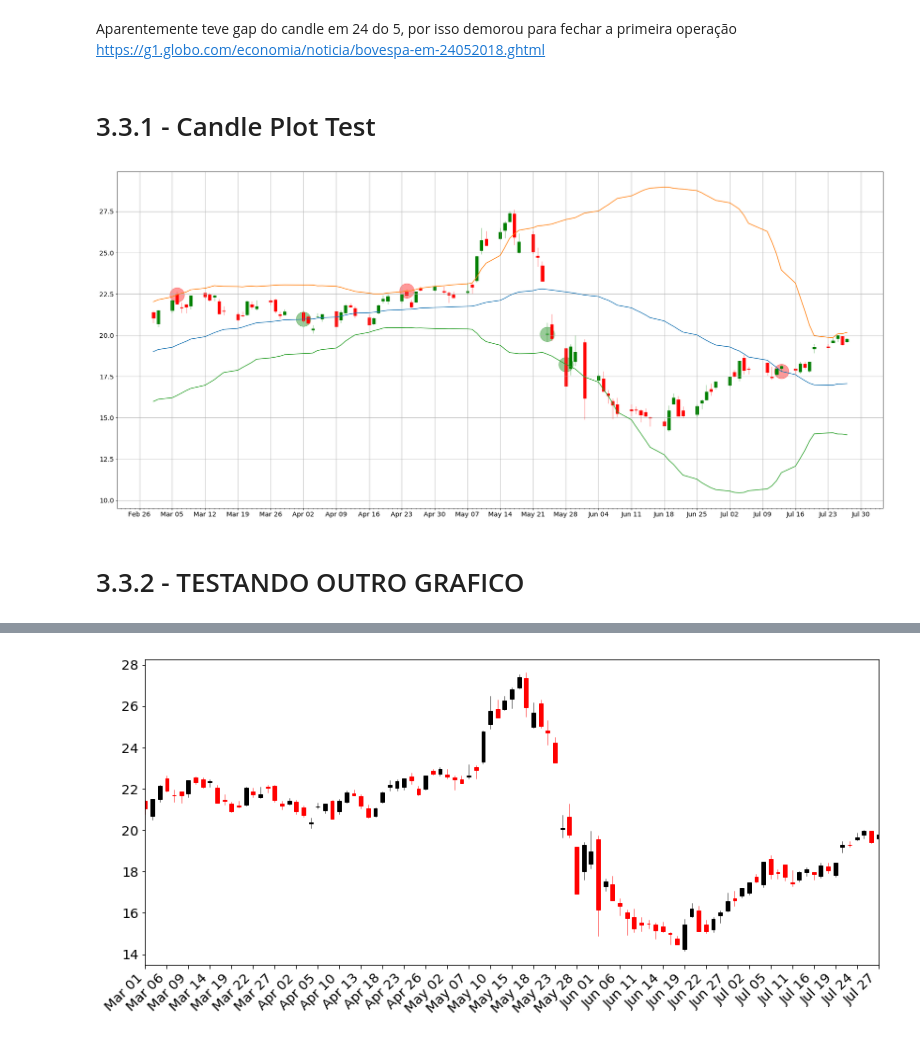
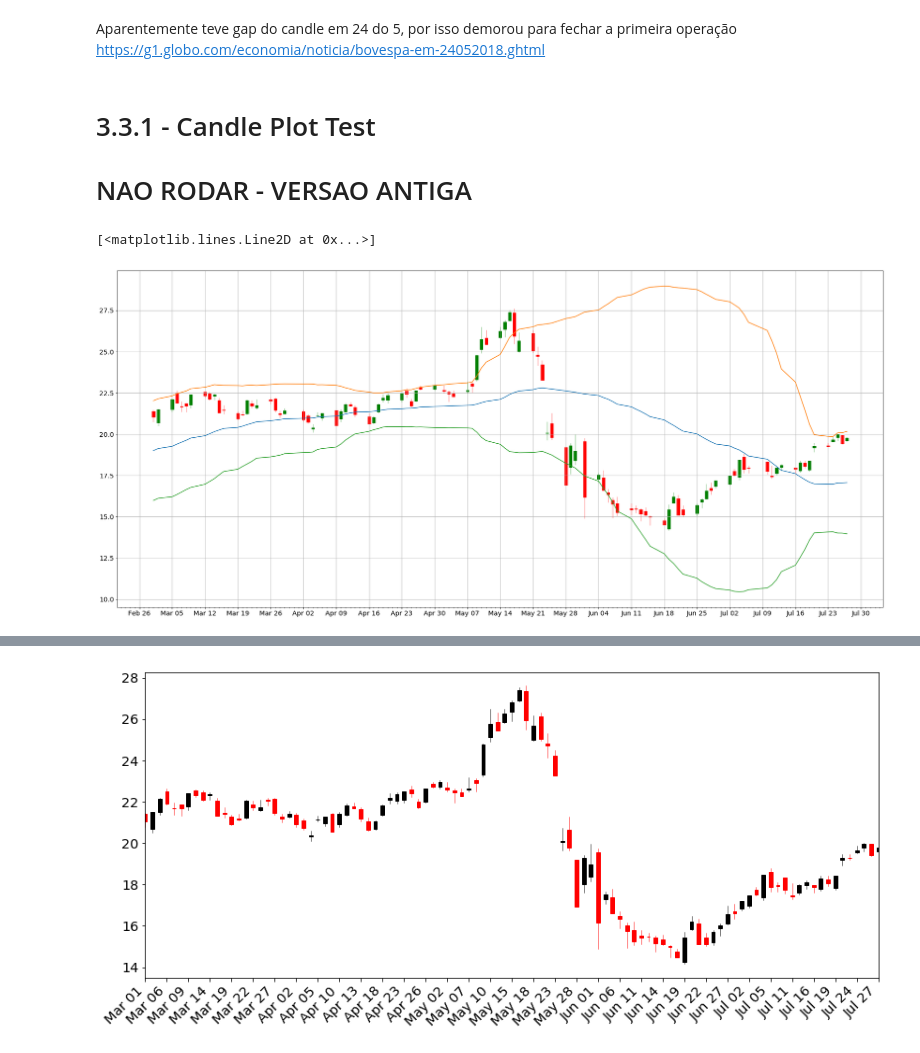
Before and after one commit to RodrigoCalderano/DOM-BOT, a Jupyter notebook: Jupyter/PandasHandler.ipynb, the cells around one changed output, grey strips where cells are left out. Drawn from its saved outputs; the diff is of its cells as text; code cells hidden in the pictures.

```diff
--- a/Jupyter/PandasHandler.ipynb
+++ b/Jupyter/PandasHandler.ipynb
@@ -229,6 +225,7 @@ Aparentemente teve gap do candle em 24 do 5, por isso demorou para fechar a prim
 https://g1.globo.com/economia/noticia/bovespa-em-24052018.ghtml
 # %% [markdown]
 # 3.3.1 - Candle Plot Test
+# NAO RODAR - VERSAO ANTIGA
 # %%
 import mpl_finance as candle
 from matplotlib.dates import DateFormatter, date2num, WeekdayLocator, DayLocator, MONDAY
@@ -246,40 +243,39 @@ stock = pd.read_csv('HISTORICO_2018/PETR4_2018', index_col = 'DATA DO PREGAO', p
 
 stock['date_ax'] = stock.index
 stock['date_ax'] = stock['date_ax'].apply(lambda date: date2num(date))
 
 stock = stock.loc['2018-03-01' : '2018-7-28'].reset_index()
 
 candle_values = [tuple(vals) for vals in stock[['date_ax', 'PRECO DE ABERTURA', 'PRECO MAXIMO', 'PRECO MINIMO', 'PRECO FECHAMENTO']].values]
 
 
 fig, ax = plt.subplots()
 fig.subplots_adjust(bottom=0.2)
 candle.candlestick_ohlc(ax, candle_values, width=0.6, colorup='g',colordown='r');
 plt.grid()
 
 
 mondays = WeekdayLocator(MONDAY)        # major ticks on the mondays
 alldays = DayLocator()              # minor ticks on the days
 weekFormatter = DateFormatter('%b %d')  # e.g., Jan 12
 dayFormatter = DateFormatter('%d')      # e.g., 12
 
 ax.xaxis.set_major_locator(mondays)
 ax.xaxis.set_minor_locator(alldays)
 ax.xaxis.set_major_formatter(weekFormatter)
 
 ax.plot(stock['date_ax'],stock['MA_40'])
 ax.plot(stock['date_ax'],stock['BANDA_1_40 SUPERIOR'])
 ax.plot(stock['date_ax'],stock['BANDA_1_40 INFERIOR'])
 
 
-for each_order in range(len(df)-5):
-    if df['OPERACAO'].iloc[each_order] == 'SELL':
-        cor = 'red'
-    else:
-        cor = 'green'
-        # PARA CONTINUAR PRECISO EXECUTAR ANTES O CODIGO DE PEGAR DF DAS OPERACOES
-    ax.scatter(df['DATA DO PREGAO'].iloc[each_order], df['PRECO'].iloc[each_order], s=1000, c=cor, alpha=.4)
+# for each_order in range(len(df)-5):
+#     if df['OPERACAO'].iloc[each_order] == 'SELL':
+#         cor = 'red'
+#     else:
+#         cor = 'green'
+#         # PARA CONTINUAR PRECISO EXECUTAR ANTES O CODIGO DE PEGAR DF DAS OPERACOES
+#     ax.scatter(df['DATA DO PREGAO'].iloc[each_order], df['PRECO'].iloc[each_order], s=1000, c=cor, alpha=.4)
 # %% [output]
+[<matplotlib.lines.Line2D at 0x...>]
-[figure, old version]
+[figure, new version]
-# %% [markdown]
-# 3.3.2 - TESTANDO OUTRO GRAFICO
```
Also changed, not shown: parts of 8 cells of this notebook.
